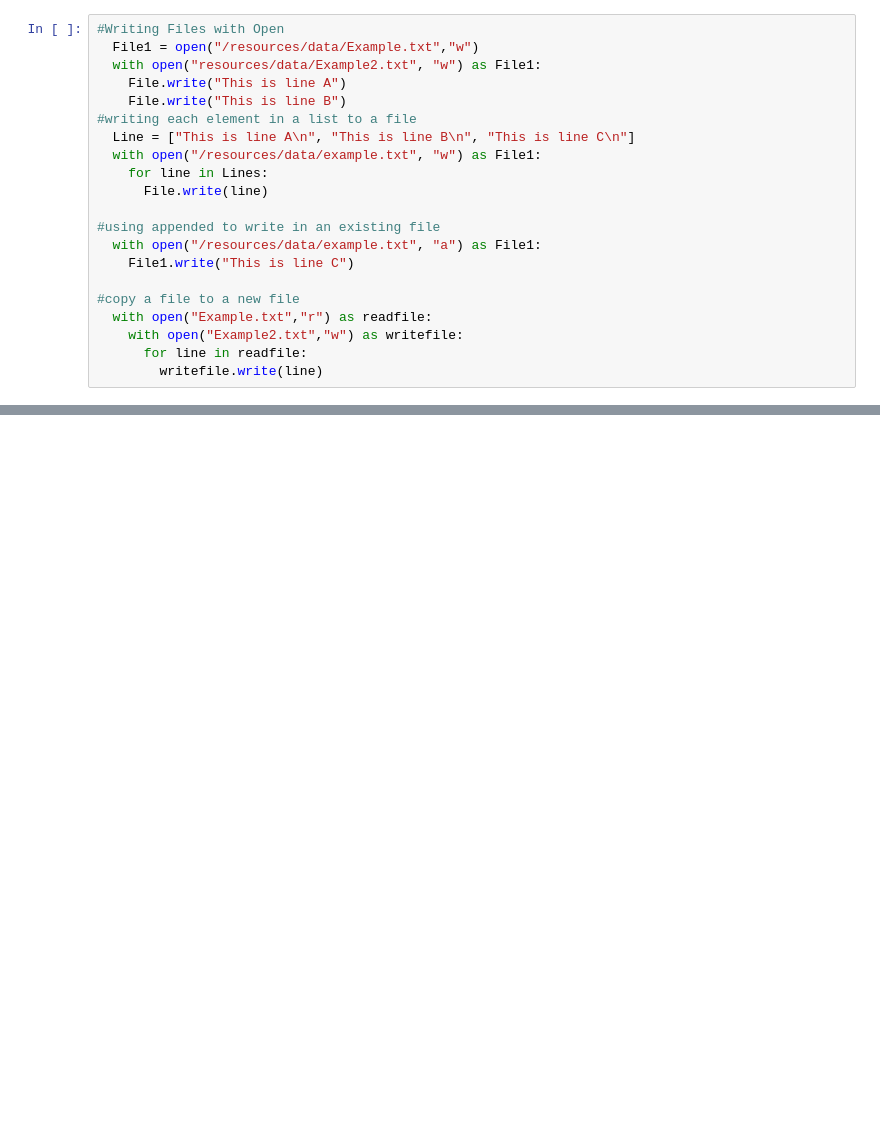
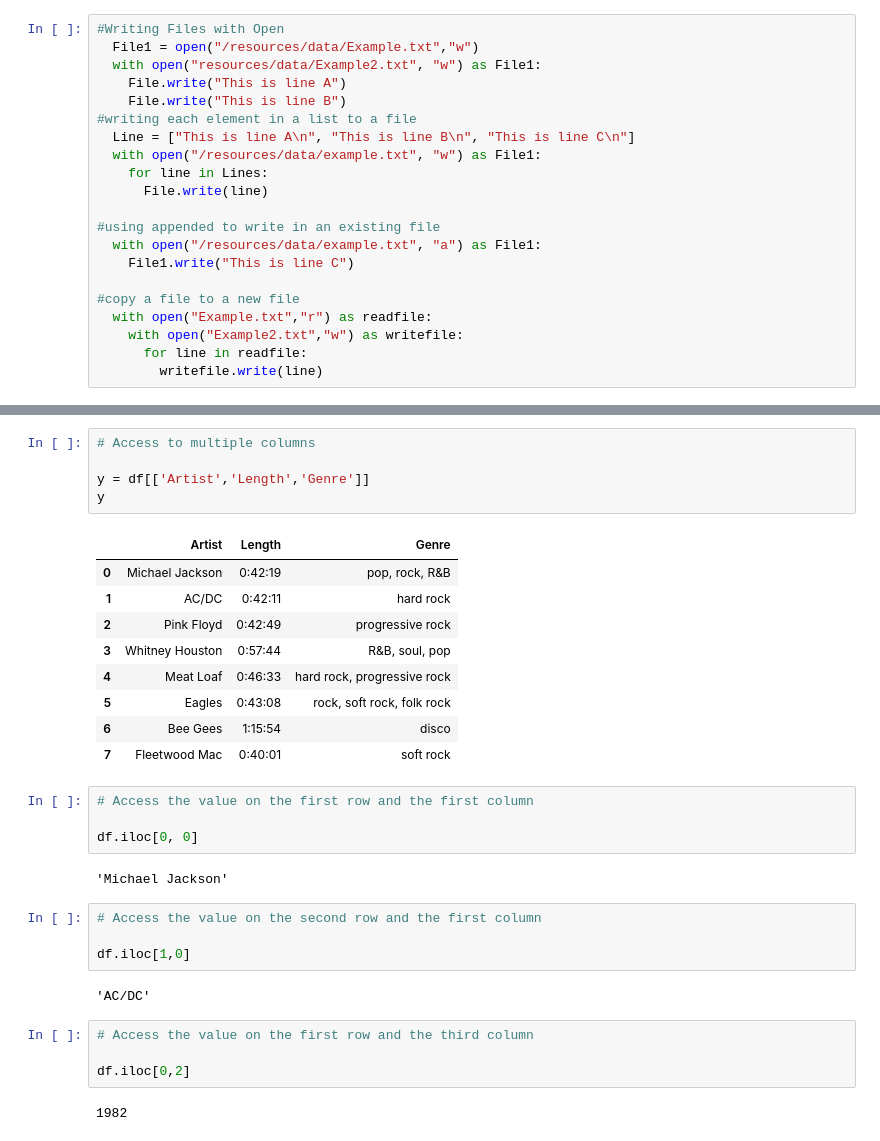
Before and after one commit to IsmailFadeli/Game_Theory, a Jupyter notebook: Tuples_Lists_Dictionaries.ipynb, the cells around one changed output, grey strips where cells are left out. Cells and saved outputs as stored; diff of their text form; blank space fills up the shorter version.

```diff
--- a/Tuples_Lists_Dictionaries.ipynb
+++ b/Tuples_Lists_Dictionaries.ipynb
@@ -240,0 +305,33 @@ df.head()
+# %%
+# Access to multiple columns
+
+y = df[['Artist','Length','Genre']]
+y
+# %% [output]
+|  | Artist | Length | Genre |
+| 0 | Michael Jackson | 0:42:19 | pop, rock, R&B |
+| 1 | AC/DC | 0:42:11 | hard rock |
+| 2 | Pink Floyd | 0:42:49 | progressive rock |
+| 3 | Whitney Houston | 0:57:44 | R&B, soul, pop |
+| 4 | Meat Loaf | 0:46:33 | hard rock, progressive rock |
+| 5 | Eagles | 0:43:08 | rock, soft rock, folk rock |
+| 6 | Bee Gees | 1:15:54 | disco |
+| 7 | Fleetwood Mac | 0:40:01 | soft rock |
+# %%
+# Access the value on the first row and the first column
+
+df.iloc[0, 0]
+# %% [output]
+'Michael Jackson'
+# %%
+# Access the value on the second row and the first column
+
+df.iloc[1,0]
+# %% [output]
+'AC/DC'
+# %%
+# Access the value on the first row and the third column
+
+df.iloc[0,2]
+# %% [output]
+1982
```
Also changed, not shown: parts of 18 cells of this notebook.
